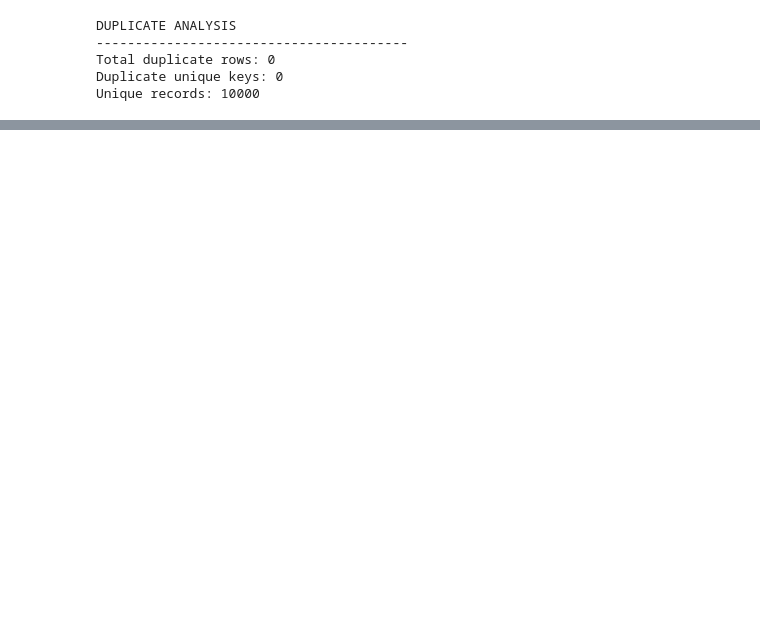
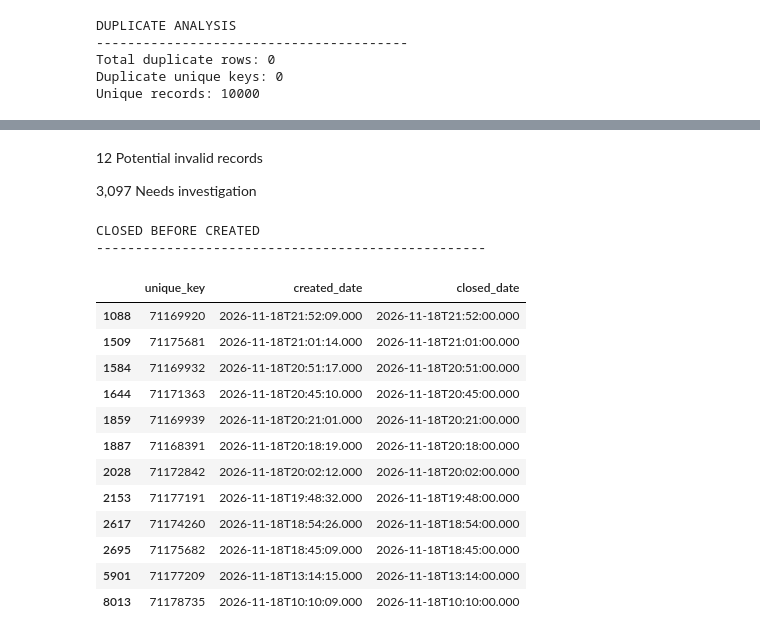
Before and after one commit to MuhammadSaud60/Assignment_2_Reproducible, a Jupyter notebook: notebooks/01_explore_data.ipynb, the cells around one changed output, grey strips where cells are left out. Saved outputs shown, nothing was run; the diff lists cells and outputs as text; code cells hidden in the pictures; blank space fills up the shorter version.

```diff
--- a/notebooks/01_explore_data.ipynb
+++ b/notebooks/01_explore_data.ipynb
@@ -105,0 +259,49 @@ Unique records: 10000
+# %% [markdown]
+12	Potential invalid records
+
+3,097	Needs investigation
+# %%
+# Records closed before creation
+closed_invalid = df.loc[
+    dates["closed_date"] < dates["created_date"],
+    ["unique_key", "created_date", "closed_date"]
+].copy()
+
+print("CLOSED BEFORE CREATED")
+print("-" * 50)
+display(closed_invalid)
+
+
+# Records with resolution update before creation
+update_invalid = df.loc[
+    dates["resolution_action_updated_date"]
+    < dates["created_date"],
+    [
+        "unique_key",
+        "created_date",
+        "resolution_action_updated_date",
+        "status",
+        "complaint_type"
+    ]
+].copy()
+
+update_invalid["time_difference_hours"] = (
+    dates.loc[update_invalid.index, "resolution_action_updated_date"]
+    - dates.loc[update_invalid.index, "created_date"]
+).dt.total_seconds() / 3600
+# %% [output]
+CLOSED BEFORE CREATED
+--------------------------------------------------
+|  | unique_key | created_date | closed_date |
+| 1088 | 71169920 | 2026-11-18T21:52:09.000 | 2026-11-18T21:52:00.000 |
+| 1509 | 71175681 | 2026-11-18T21:01:14.000 | 2026-11-18T21:01:00.000 |
+| 1584 | 71169932 | 2026-11-18T20:51:17.000 | 2026-11-18T20:51:00.000 |
+| 1644 | 71171363 | 2026-11-18T20:45:10.000 | 2026-11-18T20:45:00.000 |
+| 1859 | 71169939 | 2026-11-18T20:21:01.000 | 2026-11-18T20:21:00.000 |
+| 1887 | 71168391 | 2026-11-18T20:18:19.000 | 2026-11-18T20:18:00.000 |
+| 2028 | 71172842 | 2026-11-18T20:02:12.000 | 2026-11-18T20:02:00.000 |
+| 2153 | 71177191 | 2026-11-18T19:48:32.000 | 2026-11-18T19:48:00.000 |
+| 2617 | 71174260 | 2026-11-18T18:54:26.000 | 2026-11-18T18:54:00.000 |
+| 2695 | 71175682 | 2026-11-18T18:45:09.000 | 2026-11-18T18:45:00.000 |
+| 5901 | 71177209 | 2026-11-18T13:14:15.000 | 2026-11-18T13:14:00.000 |
+| 8013 | 71178735 | 2026-11-18T10:10:09.000 | 2026-11-18T10:10:00.000 |
```
Also changed, not shown: parts of 13 cells of this notebook.
